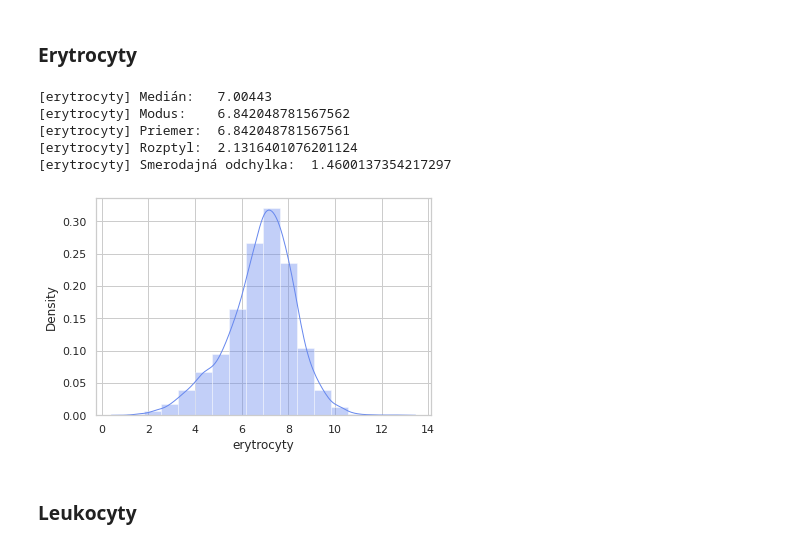
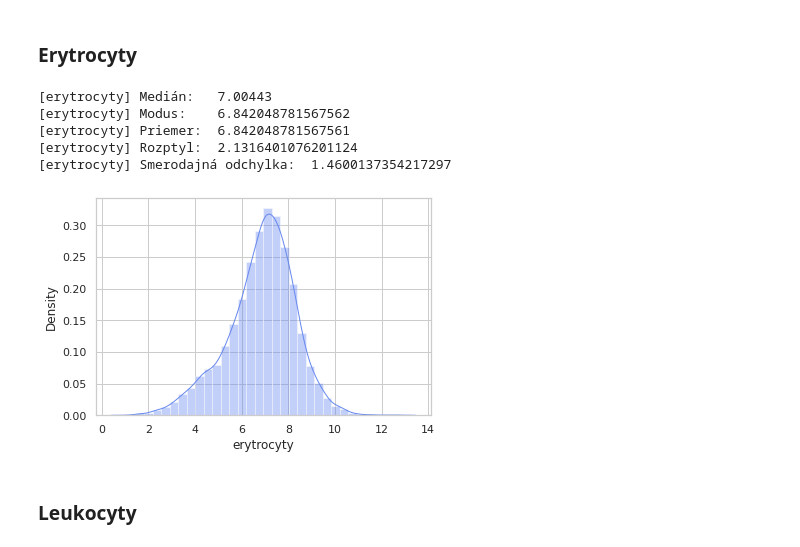
Before and after one commit to MarkoStahovec/IAU-Stahovec-Viest, a Jupyter notebook: main.ipynb, the cells around one changed output. Drawn from its saved outputs; the diff is of its cells as text; code cells hidden in the pictures.

```diff
--- a/main.ipynb
+++ b/main.ipynb
@@ -125,20 +125,20 @@ do surreálnych hodnôt (napr. záporne záznamy pre atribút váhy).
 # %% [markdown]
 ###  Erytrocyty
 # %%
-sns.distplot(data_labor["erytrocyty"], kde=True, kde_kws={"lw": 1}, bins=16)
+sns.distplot(data_labor["erytrocyty"], kde=True, kde_kws={"lw": 1}, bins=32)
 # sns.histplot(data=data_labor, x="erytrocyty", bins=24, kde=True)
 print(f"[erytrocyty] Medián:  ", data_labor["erytrocyty"].median())
 print(f"[erytrocyty] Modus:   ", data_labor.mode()["erytrocyty"][0])
 print(f"[erytrocyty] Priemer: ", data_labor["erytrocyty"].mean())
 print(f"[erytrocyty] Rozptyl: ", np.var(data_labor["erytrocyty"]))
 print(f"[erytrocyty] Smerodajná odchylka: ", np.std(data_labor["erytrocyty"]))
 # %% [output]
 [erytrocyty] Medián:   7.00443
 [erytrocyty] Modus:    6.842048781567562
 [erytrocyty] Priemer:  6.842048781567561
 [erytrocyty] Rozptyl:  2.1316401076201124
 [erytrocyty] Smerodajná odchylka:  1.4600137354217297
-[figure, old version]
+[figure, new version]
 # %% [markdown]
 ### Leukocyty
 # %%
```
Also changed, not shown: parts of 26 cells of this notebook.
